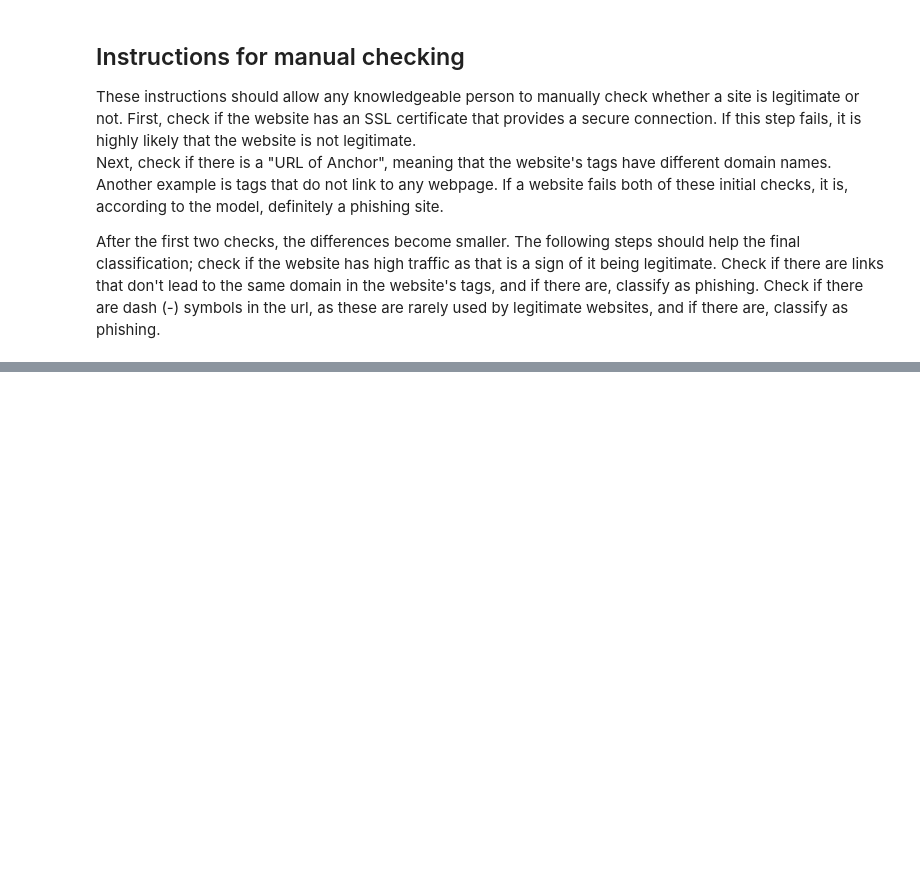
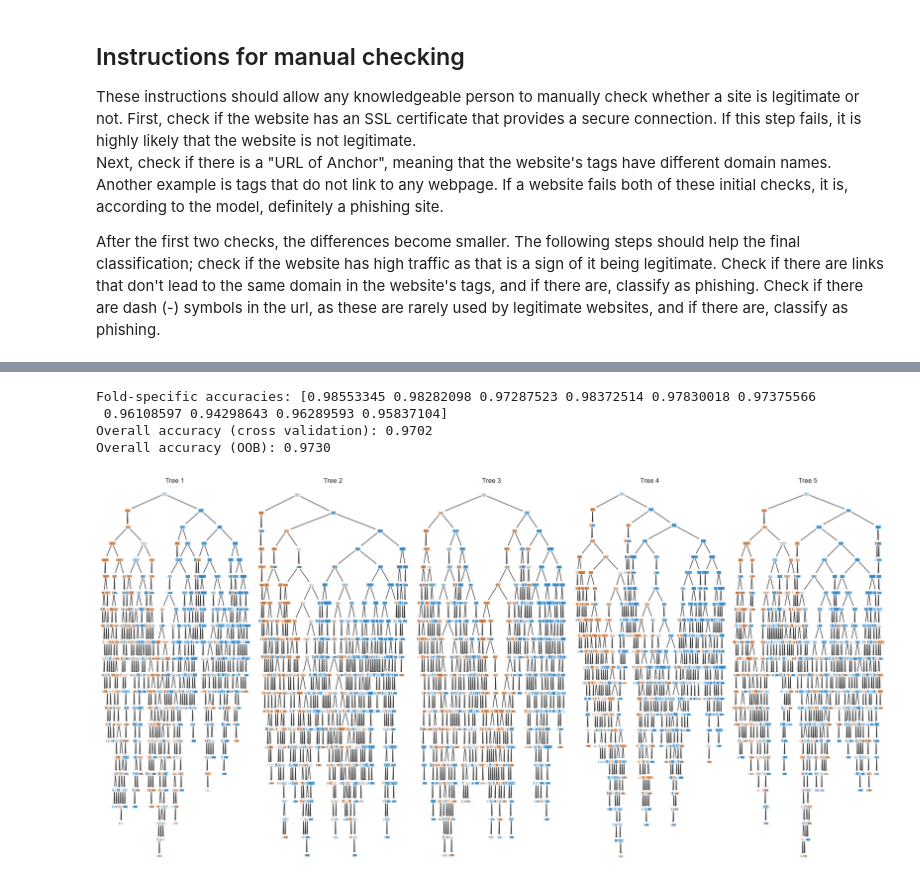
Before and after one commit to WelehoBRUDER/MetropoliaAMK-data-handling, a Jupyter notebook: task-3/main.ipynb, the cells around one changed output, grey strips where cells are left out. Drawn from its saved outputs; the diff is of its cells as text; code cells hidden in the pictures; blank space fills up the shorter version.

```diff
--- a/task-3/main.ipynb
+++ b/task-3/main.ipynb
@@ -91,0 +95,39 @@ After the first two checks, the differences become smaller. The following steps
+# %%
+from sklearn.model_selection import cross_val_score
+from sklearn.ensemble import RandomForestClassifier
+
+# create random forest
+rand_forest = RandomForestClassifier(n_estimators=100, bootstrap=True, max_samples=0.7, max_features=0.75, random_state=123, oob_score=True)
+
+# Method 1: cross validation
+cv_scores = cross_val_score(rand_forest, X, y, cv=10)
+
+# Method 2: OOB score
+rand_forest.fit(X, y)
+oob_score = rand_forest.oob_score_
+
+# check if the forest is more or less accurate than the previously built tree.
+print(f"Fold-specific accuracies: {cv_scores}")
+print(f"Overall accuracy (cross validation): {cv_scores.mean():.4f}")
+print(f"Overall accuracy (OOB): {oob_score:.4f}")
+# %% [output]
+Fold-specific accuracies: [0.98553345 0.98282098 0.97287523 0.98372514 0.97830018 0.97375566
+ 0.96108597 0.94298643 0.96289593 0.95837104]
+Overall accuracy (cross validation): 0.9702
+Overall accuracy (OOB): 0.9730
+# %%
+n_trees_to_plot = 5
+
+plt.figure(figsize=(20, 10))
+
+
+for i in range(n_trees_to_plot):
+    plt.subplot(1, n_trees_to_plot, i + 1)  # 1 row and n_trees_to_plot columns
+    plot_tree(rand_forest.estimators_[i], filled=True,
+              feature_names=X.keys(), class_names=['phishing', 'legitimate'])
+    plt.title(f'Tree {i + 1}')
+
+plt.tight_layout()
+plt.show()
+# %% [output]
+[figure, added]
```
Also changed, not shown: parts of 5 cells of this notebook.
